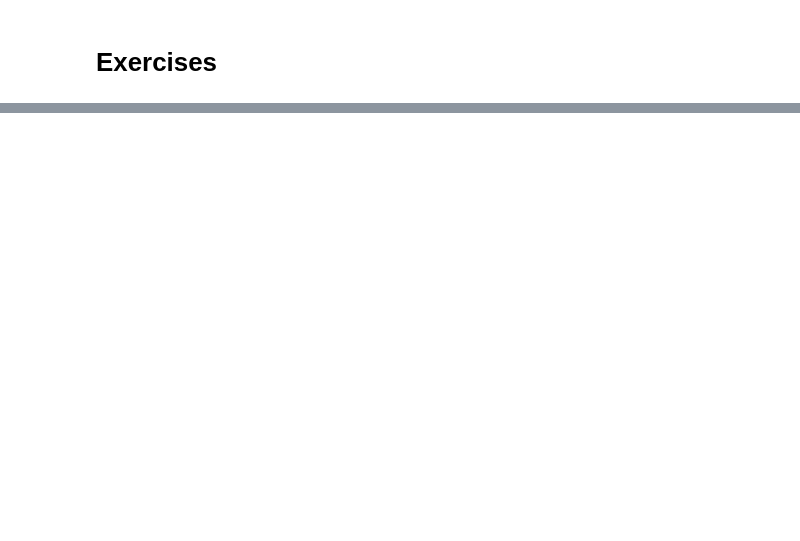
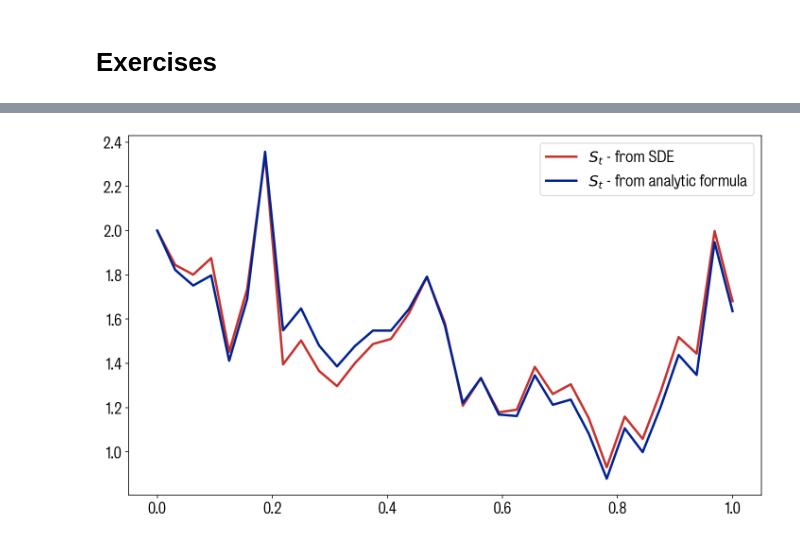
Before and after one commit to XLalex/-----, a Jupyter notebook: 7Exercises.ipynb, the cells around one changed output, grey strips where cells are left out. Drawn from its saved outputs; the diff is of its cells as text; code cells hidden in the pictures; blank space fills up the shorter version.

```diff
--- a/7Exercises.ipynb
+++ b/7Exercises.ipynb
@@ -306,0 +19,40 @@ $$
+# %%
+import fmlib
+import numpy as np
+import matplotlib.pyplot as plt
+import grading_tools
+
+
+def simulate_S( S0, mu, sigma, W, t ):
+    delta_W = W[1:]-W[0:-1]
+    delta_t = t[1:]-t[0:-1]
+    S = np.zeros(len(W))
+    S[0]=S0
+    for i in range(0,len(S)-1):
+        S[i+1] = S[i] + S[i]*mu*delta_t[i] \
+                   + S[i]*sigma*delta_W[i]
+    return S
+
+def analytic_formula( S0, mu, sigma, W, t):
+    return S0 *np.exp((mu-0.5*sigma**2)*t + sigma*W)
+
+# Generate a Wiener process
+W, t = fmlib.one_step_wiener(1)
+for i in range(0,4):
+    W, t = fmlib.wiener_interpolate(W,t)
+
+S0 = 2
+mu = 0.5
+sigma = 1
+# %%
+# Run this cell repeatedly to see the convergence
+W, t = fmlib.wiener_interpolate(W,t)
+S = simulate_S(S0,mu,sigma,W,t)
+expected = analytic_formula(S0,mu,sigma,W,t)
+
+ax = plt.gca()
+ax.plot(t,S,label='$S_t$ - from SDE');
+ax.plot(t,expected,label='$S_t$ - from analytic formula');
+ax.legend(); #+
+# %% [output]
+[figure, added]
```
Also changed, not shown: parts of 31 cells of this notebook, 2 other files.
